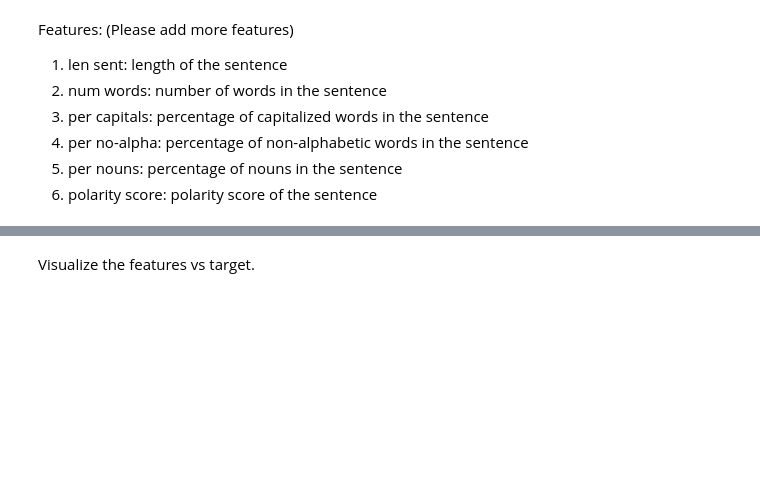
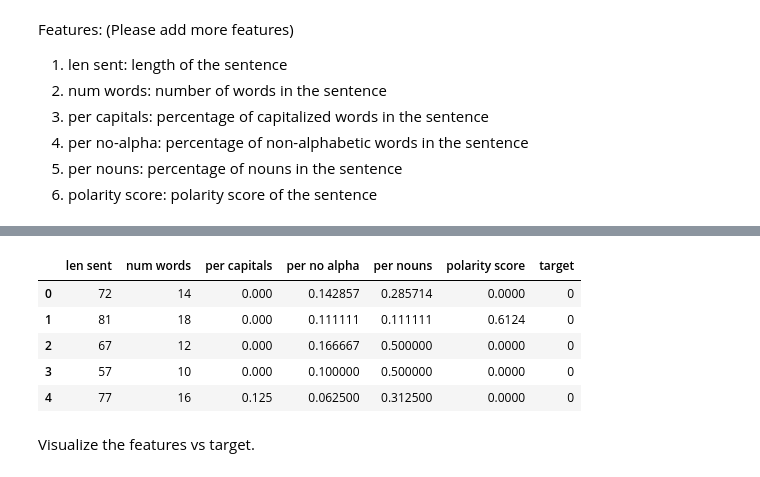
Before and after one commit to dohyun1411/Quora-Insincere-Questions-Classification, a Jupyter notebook: very_simple_classifiers.ipynb, the cells around one changed output, grey strips where cells are left out. Drawn from its saved outputs; the diff is of its cells as text; code cells hidden in the pictures; blank space fills up the shorter version.

```diff
--- a/very_simple_classifiers.ipynb
+++ b/very_simple_classifiers.ipynb
@@ -118,7 +115,14 @@ for sent in tqdm(trainX):
 feature_df['polarity score'] = polarity_score
 # %%
 feature_df['target'] = trainY
-feature_df
+feature_df.head()
+# %% [output]
+|  | len sent | num words | per capitals | per no alpha | per nouns | polarity score | target |
+| 0 | 72 | 14 | 0.000 | 0.142857 | 0.285714 | 0.0000 | 0 |
+| 1 | 81 | 18 | 0.000 | 0.111111 | 0.111111 | 0.6124 | 0 |
+| 2 | 67 | 12 | 0.000 | 0.166667 | 0.500000 | 0.0000 | 0 |
+| 3 | 57 | 10 | 0.000 | 0.100000 | 0.500000 | 0.0000 | 0 |
+| 4 | 77 | 16 | 0.125 | 0.062500 | 0.312500 | 0.0000 | 0 |
 # %% [markdown]
 Visualize the features vs target.
 # %%
```
Also changed, not shown: parts of 25 cells of this notebook.
